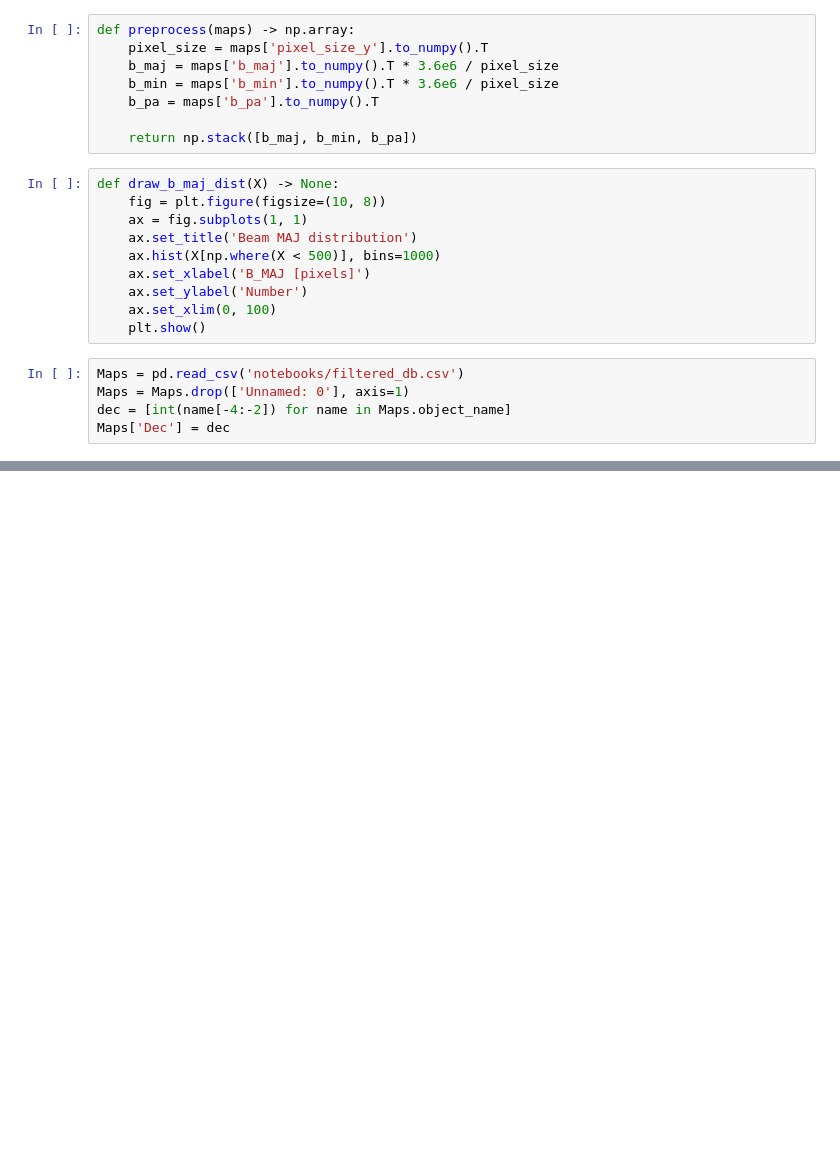
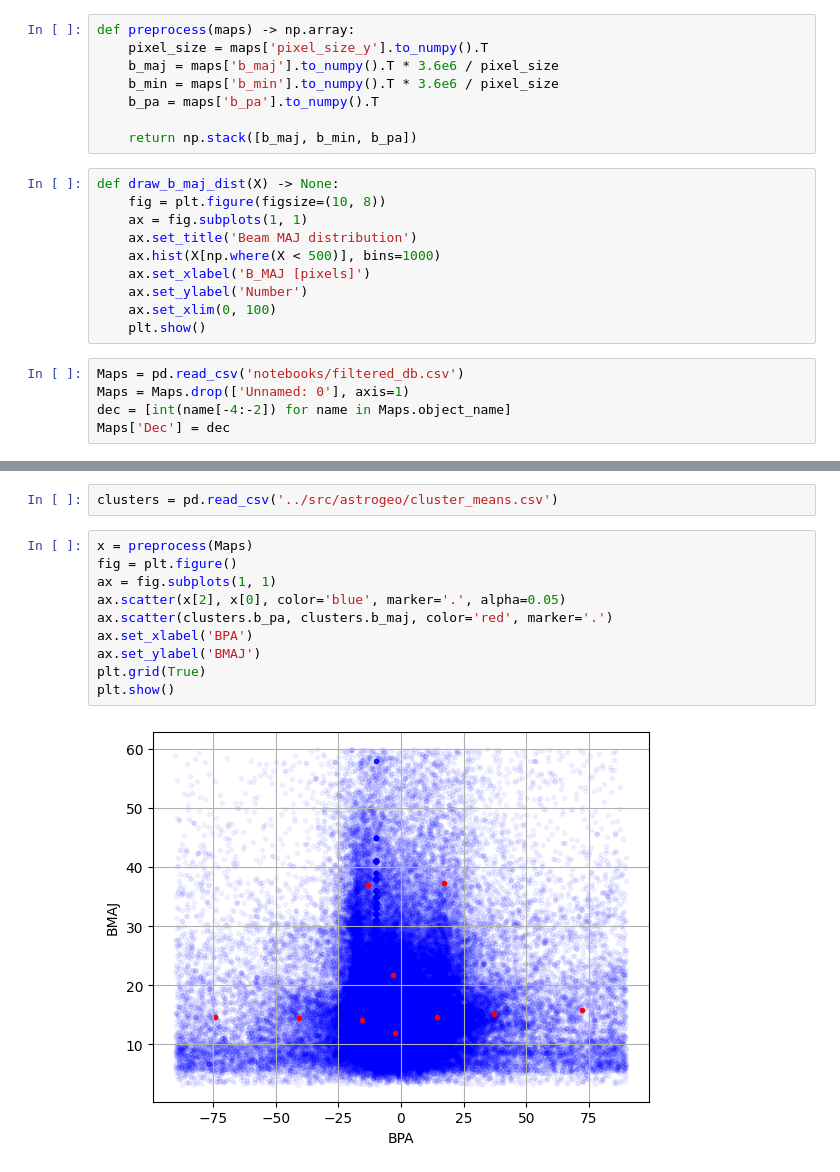
Before and after one commit to dimicorn/astrogeo_image_classifier, a Jupyter notebook: src/notebooks/cluster_dists.ipynb, the cells around one changed output, grey strips where cells are left out. Drawn from its saved outputs; the diff is of its cells as text; blank space fills up the shorter version.

```diff
--- a/src/notebooks/cluster_dists.ipynb
+++ b/src/notebooks/cluster_dists.ipynb
@@ -135,0 +136,14 @@ plt.show()
+# %%
+clusters = pd.read_csv('../src/astrogeo/cluster_means.csv')
+# %%
+x = preprocess(Maps)
+fig = plt.figure()
+ax = fig.subplots(1, 1)
+ax.scatter(x[2], x[0], color='blue', marker='.', alpha=0.05)
+ax.scatter(clusters.b_pa, clusters.b_maj, color='red', marker='.')
+ax.set_xlabel('BPA')
+ax.set_ylabel('BMAJ')
+plt.grid(True)
+plt.show()
+# %% [output]
+[figure, added]
```
Also changed, not shown: parts of 7 cells of this notebook, 3 other files.
